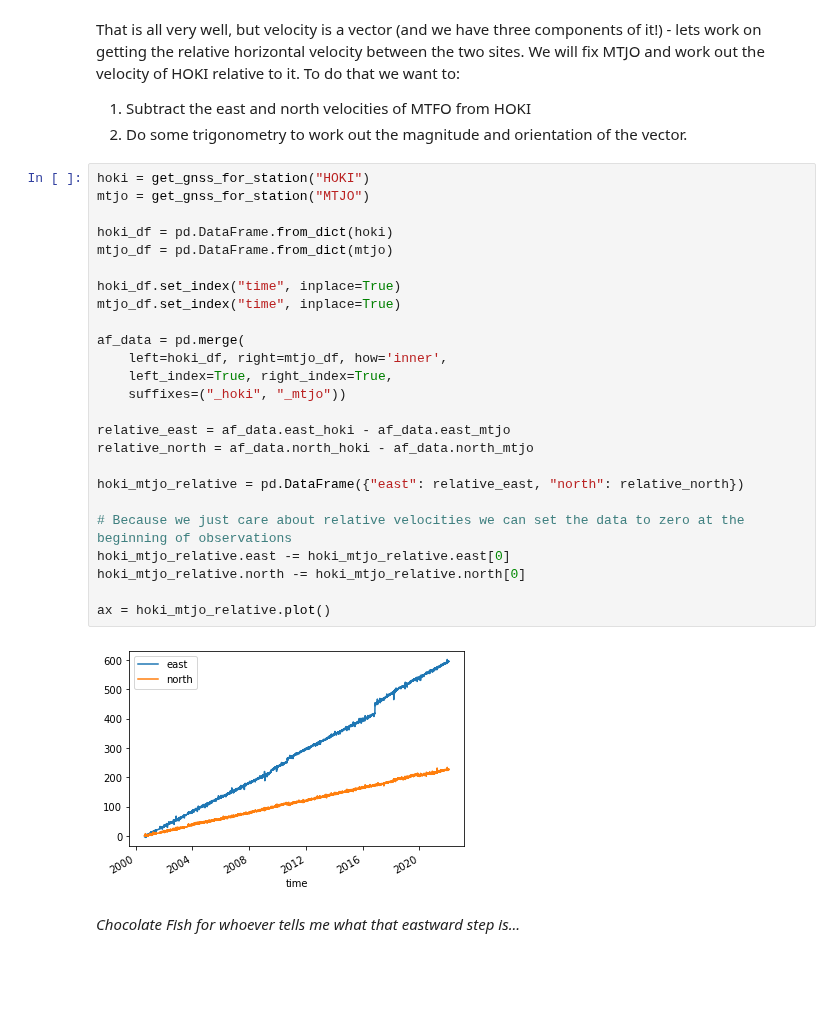
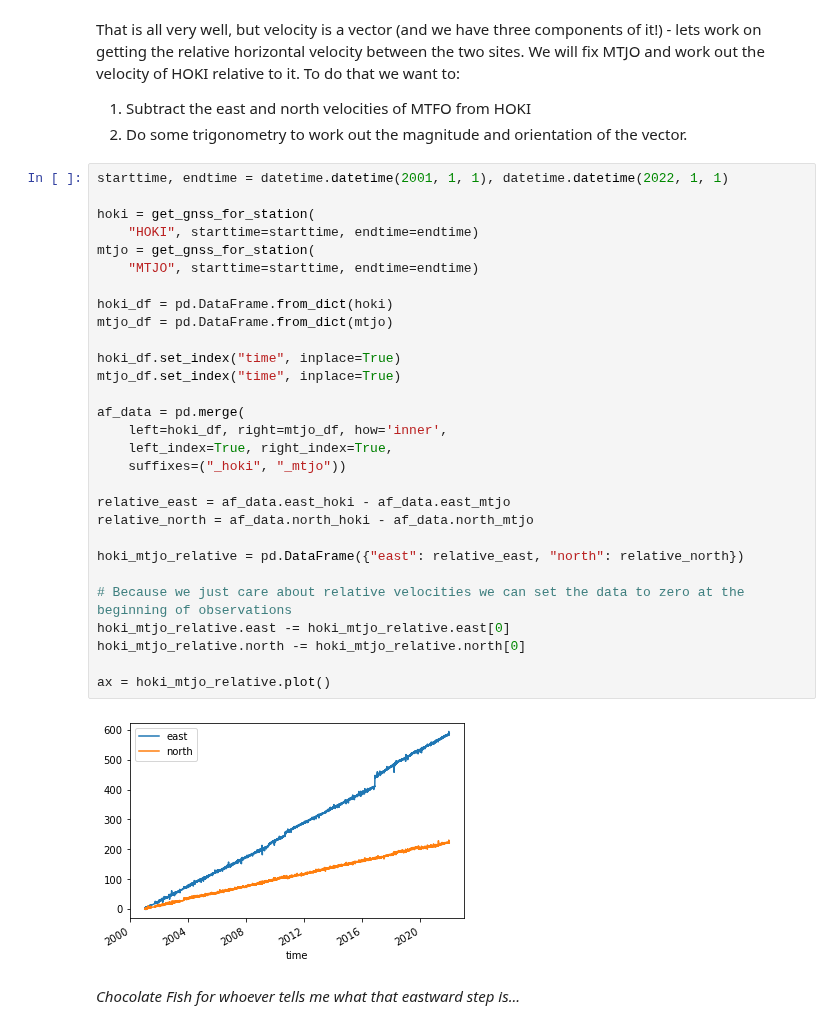
Before and after one commit to calum-chamberlain/ESCI451-Python, a Jupyter notebook: ESCI451_Module_3A.ipynb, the cells around one changed output. Drawn from its saved outputs; the diff is of its cells as text; blank space fills up the shorter version.

Commit message:
Add start and end time

```diff
--- a/ESCI451_Module_3A.ipynb
+++ b/ESCI451_Module_3A.ipynb
@@ -601,32 +605,36 @@ That is all very well, but velocity is a vector (and we have three components of
 1. Subtract the east and north velocities of MTFO from HOKI
 2. Do some trigonometry to work out the magnitude and orientation of the vector.
 # %%
-hoki = get_gnss_for_station("HOKI")
-mtjo = get_gnss_for_station("MTJO")
+starttime, endtime = datetime.datetime(2001, 1, 1), datetime.datetime(2022, 1, 1)
+
+hoki = get_gnss_for_station(
+    "HOKI", starttime=starttime, endtime=endtime)
+mtjo = get_gnss_for_station(
+    "MTJO", starttime=starttime, endtime=endtime)
 
 hoki_df = pd.DataFrame.from_dict(hoki)
 mtjo_df = pd.DataFrame.from_dict(mtjo)
 
 hoki_df.set_index("time", inplace=True)
 mtjo_df.set_index("time", inplace=True)
 
 af_data = pd.merge(
     left=hoki_df, right=mtjo_df, how='inner',
     left_index=True, right_index=True,
     suffixes=("_hoki", "_mtjo"))
 
 relative_east = af_data.east_hoki - af_data.east_mtjo
 relative_north = af_data.north_hoki - af_data.north_mtjo
 
 hoki_mtjo_relative = pd.DataFrame({"east": relative_east, "north": relative_north})
 
 # Because we just care about relative velocities we can set the data to zero at the beginning of observations
 hoki_mtjo_relative.east -= hoki_mtjo_relative.east[0]
 hoki_mtjo_relative.north -= hoki_mtjo_relative.north[0]
 
 ax = hoki_mtjo_relative.plot()
 # %% [output]
-[figure, old version]
+[figure, new version]
 # %% [markdown]
 *Chocolate Fish for whoever tells me what that eastward step is...*
 # %% [markdown]
```
Also changed, not shown: parts of 11 cells of this notebook.
